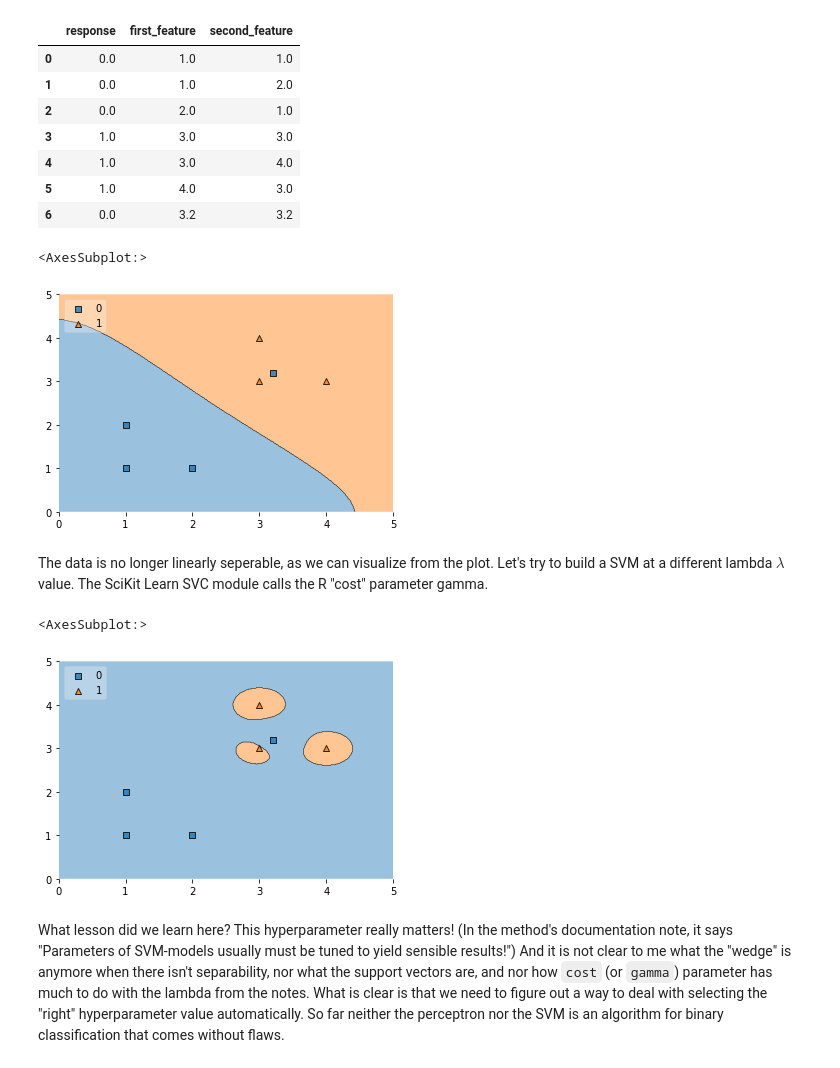
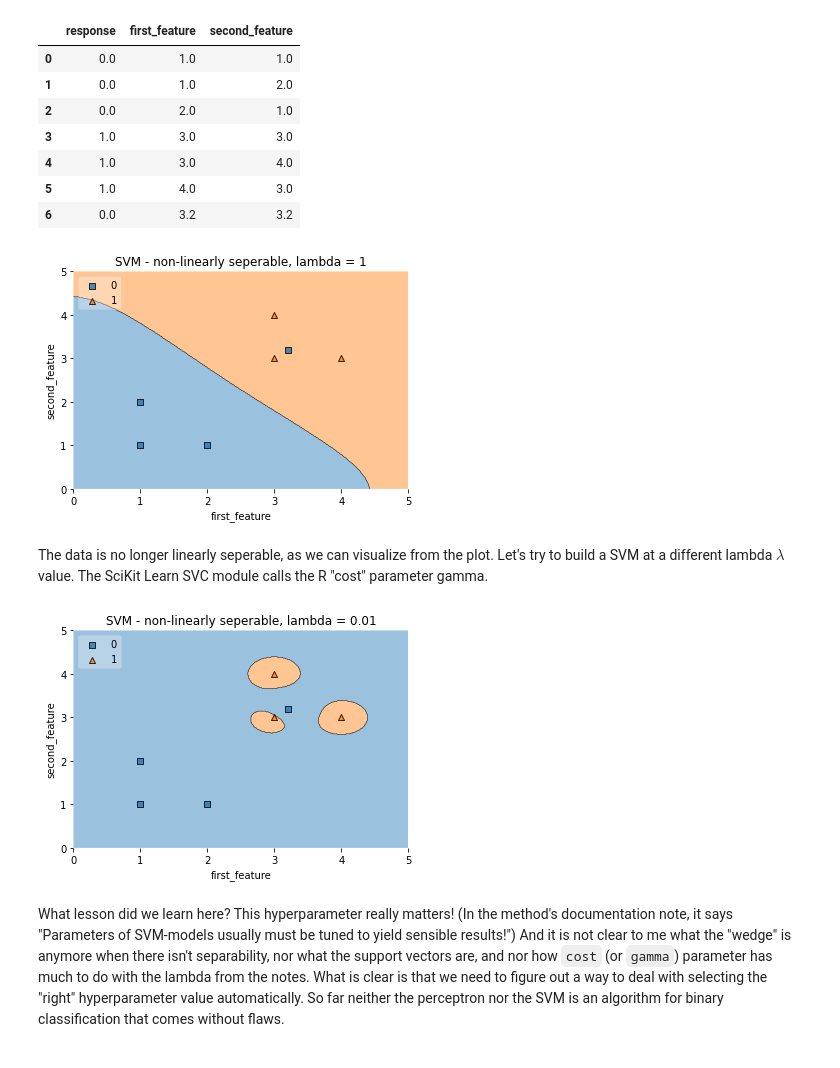
Before and after one commit to sfnxboy/342-2022-Python-Practice-lectures, a Jupyter notebook: Practice Notes/Python Practice Lecture 6 MATH 342W Queens College - KNN & SVM.ipynb, the cells around one changed output. Saved outputs shown, nothing was run; the diff lists cells and outputs as text; code cells hidden in the pictures.

```diff
--- a/Practice Notes/Python Practice Lecture 6 MATH 342W Queens College - KNN & SVM.ipynb
+++ b/Practice Notes/Python Practice Lecture 6 MATH 342W Queens College - KNN & SVM.ipynb
@@ -805,24 +810,29 @@ df
 # %%
 # Lets plot it
 
 # defining D and y
 X = df[['first_feature', 'second_feature']]
 y = df['response']
 
 #Create a svm Classifier
 clf = svm.SVC(kernel='rbf') # Radial basis function kernel
 
 # fit the data
 clf.fit(X, y)
 
 # plotting
 plot_decision_regions(X=X.values,
                       y=y.values.astype(np.int_),
                       clf=clf,
                       legend=2)
+
+# Adding axes annotations
+plt.xlabel('first_feature')
+plt.ylabel('second_feature')
+plt.title('SVM - non-linearly seperable, lambda = 1')
+plt.show()
 # %% [output]
-<AxesSubplot:>
-[figure, old version]
+[figure, new version]
 # %% [markdown]
 The data is no longer linearly seperable, as we can visualize from the plot. Let's try to build a SVM at a different lambda $\lambda$ value. The SciKit Learn SVC module calls the R "cost" parameter gamma.
 # %%
@@ -843,8 +853,13 @@ plot_decision_regions(X=X.values,
                       y=y.values.astype(np.int_),
                       clf=clf,
                       legend=2)
+
+# Adding axes annotations
+plt.xlabel('first_feature')
+plt.ylabel('second_feature')
+plt.title('SVM - non-linearly seperable, lambda = ' + str(lambda_value))
+plt.show()
 # %% [output]
-<AxesSubplot:>
-[figure, old version]
+[figure, new version]
 # %% [markdown]
 What lesson did we learn here? This hyperparameter really matters! (In the method's documentation note, it says "Parameters of SVM-models usually must be tuned to yield sensible results!") And it is not clear to me what the "wedge" is anymore when there isn't separability, nor what the support vectors are, and nor how `cost` (or `gamma`) parameter has much to do with the lambda from the notes. What is clear is that we need to figure out a way to deal with selecting the "right" hyperparameter value automatically. So far neither the perceptron nor the SVM is an algorithm for binary classification that comes without flaws.
```
Also changed, not shown: parts of 2 cells of this notebook.
